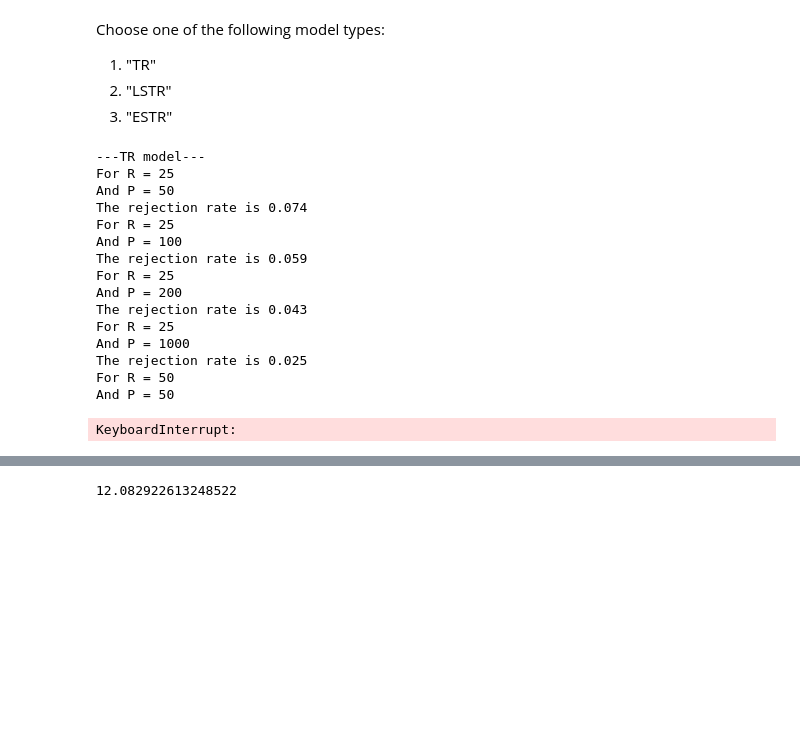
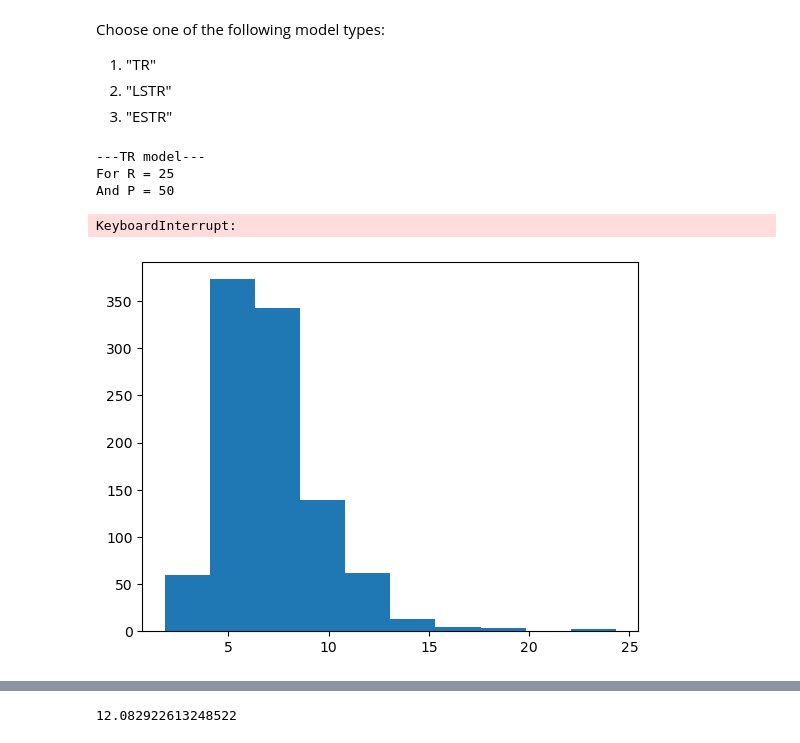
Before and after one commit to JochemvdBosch/Forecast_evaluation, a Jupyter notebook: Simulation_code.ipynb, the cells around one changed output, grey strips where cells are left out. Saved outputs shown, nothing was run; the diff lists cells and outputs as text; code cells hidden in the pictures; blank space fills up the shorter version.

```diff
--- a/Simulation_code.ipynb
+++ b/Simulation_code.ipynb
@@ -205,9 +238,9 @@ Choose one of the following model types:
 3. "ESTR"
 # %%
 #simulation speed:
-MC_iterations = 1000
-grid_elements = 30
-iterations_CV = 500
+MC_iterations = 3000
+grid_elements = 20
+iterations_CV = 200
 signi_level = 0.05
 
 # You can modify these variables
@@ -225,18 +258,14 @@ for R_MC in R_MC_array:
 ---TR model---
 For R = 25
 And P = 50
-The rejection rate is 0.074
-For R = 25
-And P = 100
-The rejection rate is 0.059
-For R = 25
-And P = 200
-The rejection rate is 0.043
-For R = 25
-And P = 1000
-The rejection rate is 0.025
-For R = 50
-And P = 50
 KeyboardInterrupt:
+# %%
+arr = np.zeros(1000)
+for i in range(1000):
+    arr[i] = max(np.random.chisquare(2,20))
+plt.hist(arr)
+plt.show()
+# %% [output]
+[figure, added]
 # %%
 #simulation speed:
```
Also changed, not shown: parts of 3 cells of this notebook.
